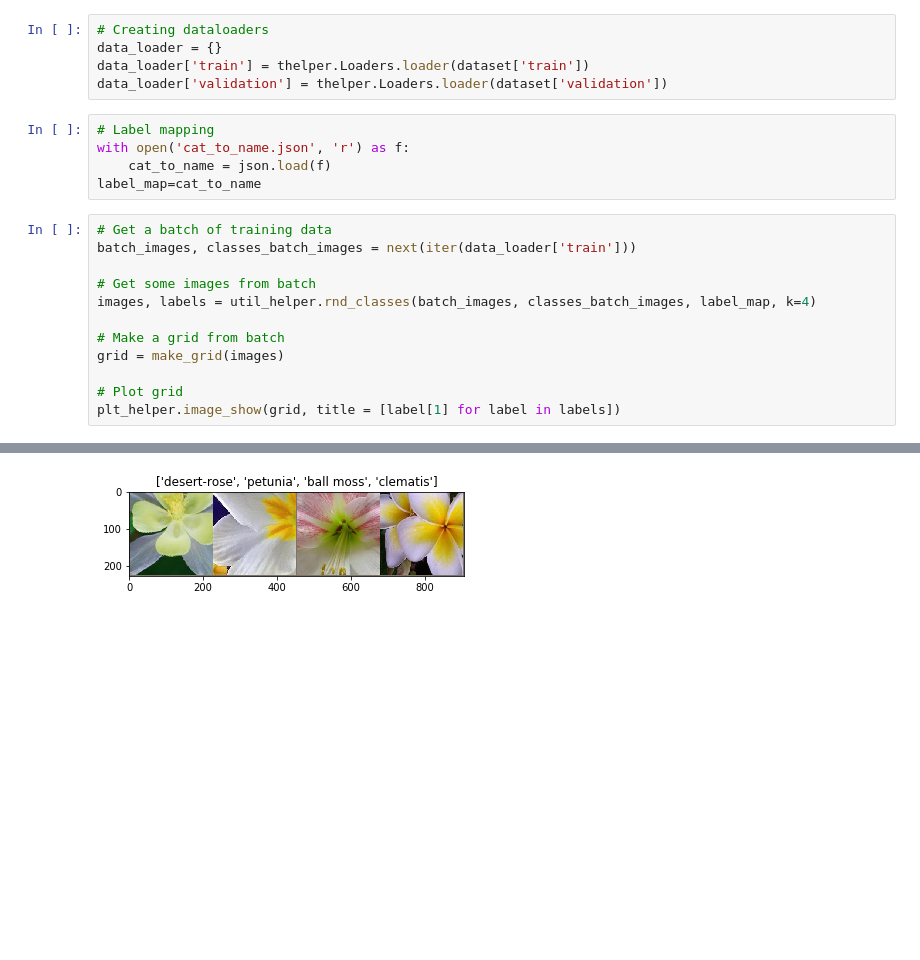
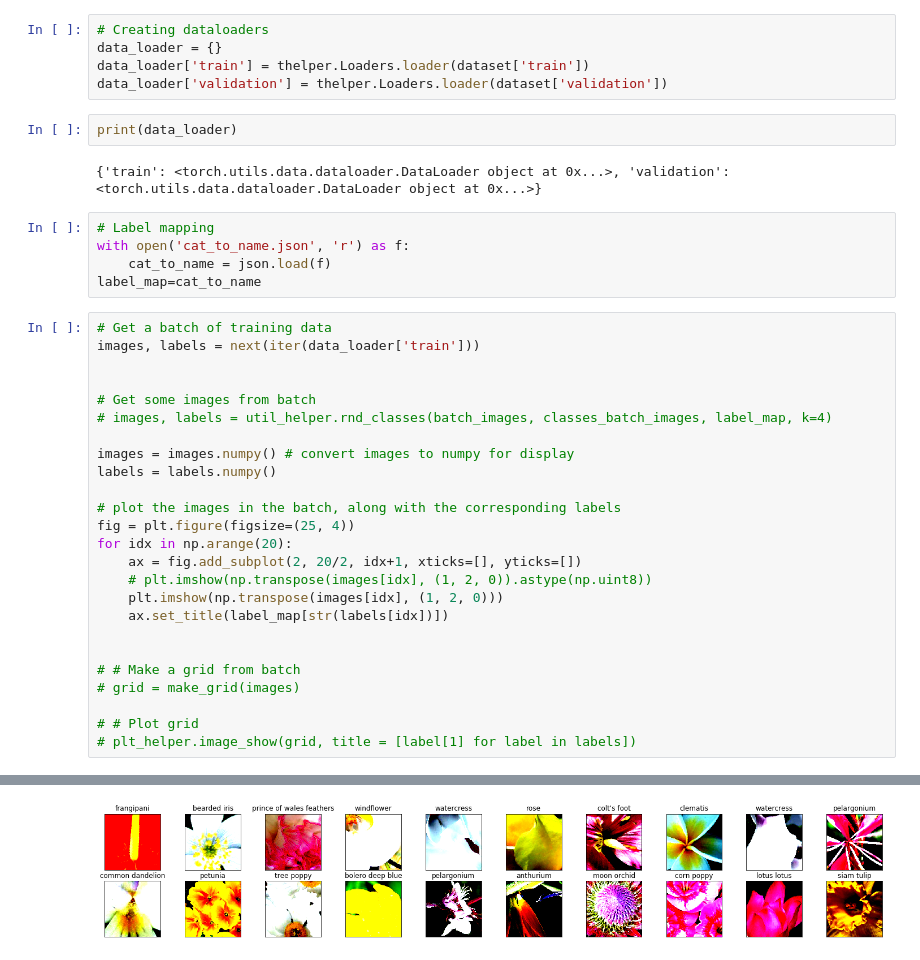
Before and after one commit to Sidon/pytorch_challenge, a Jupyter notebook: flower-classification.ipynb, the cells around one changed output, grey strips where cells are left out. Cells and saved outputs as stored; diff of their text form; blank space fills up the shorter version.

```diff
--- a/flower-classification.ipynb
+++ b/flower-classification.ipynb
@@ -40,6 +50,10 @@ dataset['validation'] = thelper.Dataset.dataset(valid_dir, transforms['validatio
 data_loader = {}
 data_loader['train'] = thelper.Loaders.loader(dataset['train'])
 data_loader['validation'] = thelper.Loaders.loader(dataset['validation'])
+# %%
+print(data_loader)
+# %% [output]
+{'train': <torch.utils.data.dataloader.DataLoader object at 0x...>, 'validation': <torch.utils.data.dataloader.DataLoader object at 0x...>}
 # %%
 # Label mapping
 with open('cat_to_name.json', 'r') as f:
@@ -47,14 +61,27 @@ with open('cat_to_name.json', 'r') as f:
 label_map=cat_to_name
 # %%
 # Get a batch of training data
-batch_images, classes_batch_images = next(iter(data_loader['train']))
+images, labels = next(iter(data_loader['train']))
+
 
 # Get some images from batch
-images, labels = util_helper.rnd_classes(batch_images, classes_batch_images, label_map, k=4)
+# images, labels = util_helper.rnd_classes(batch_images, classes_batch_images, label_map, k=4)
 
-# Make a grid from batch
-grid = make_grid(images)
+images = images.numpy() # convert images to numpy for display
+labels = labels.numpy()
 
-# Plot grid
-plt_helper.image_show(grid, title = [label[1] for label in labels])
+# plot the images in the batch, along with the corresponding labels
+fig = plt.figure(figsize=(25, 4))
+for idx in np.arange(20):
+    ax = fig.add_subplot(2, 20/2, idx+1, xticks=[], yticks=[])
+    # plt.imshow(np.transpose(images[idx], (1, 2, 0)).astype(np.uint8))
+    plt.imshow(np.transpose(images[idx], (1, 2, 0)))
+    ax.set_title(label_map[str(labels[idx])])
+
+
+# # Make a grid from batch
+# grid = make_grid(images)
+
+# # Plot grid
+# plt_helper.image_show(grid, title = [label[1] for label in labels])
 # %% [output]
@@ -61,4 +108,4 @@ plt_helper.image_show(grid, title = [label[1] for label in labels])
-[figure, old version]
+[figure, new version]
 # %%
 # Create network
 
```
Also changed, not shown: parts of 6 cells of this notebook, 3 other files.
